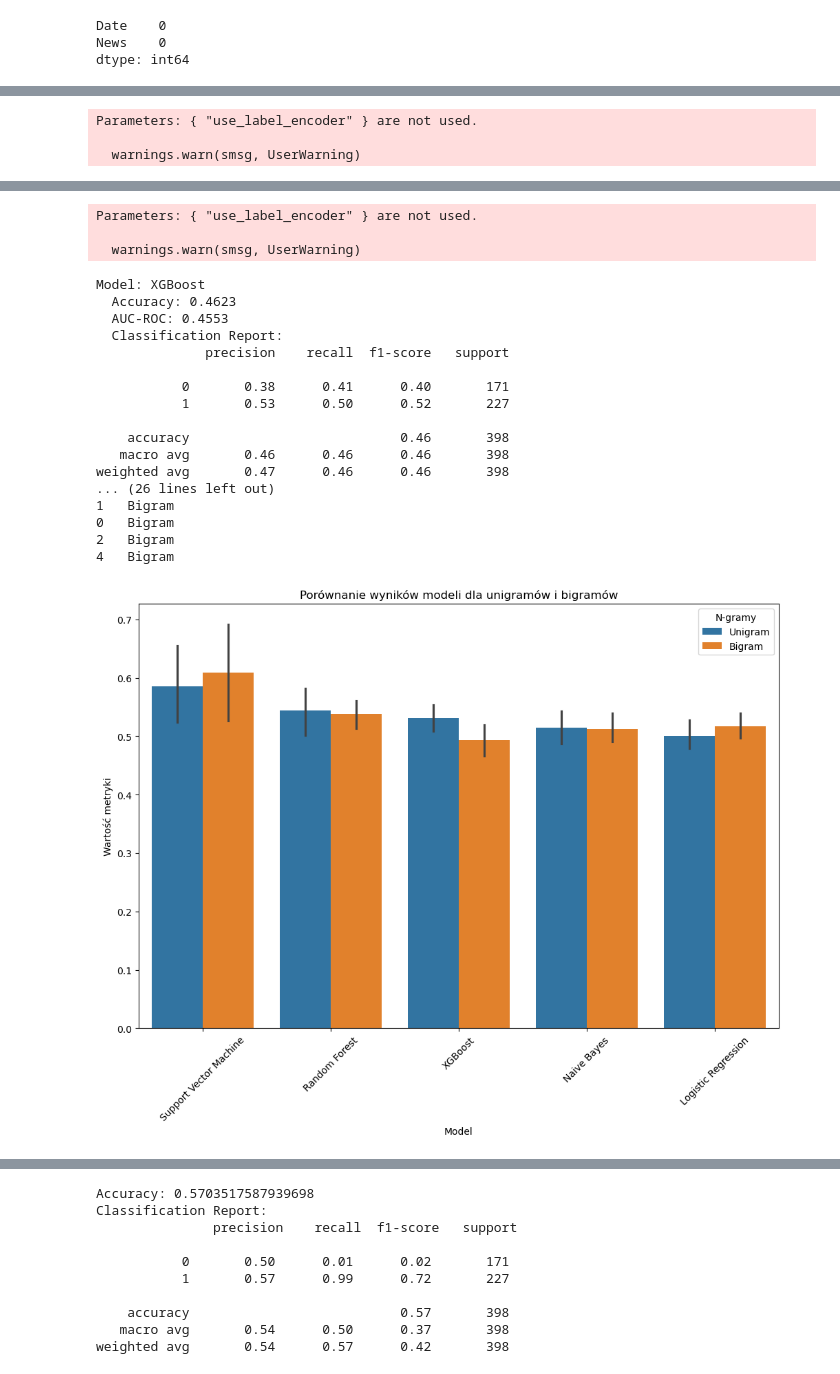
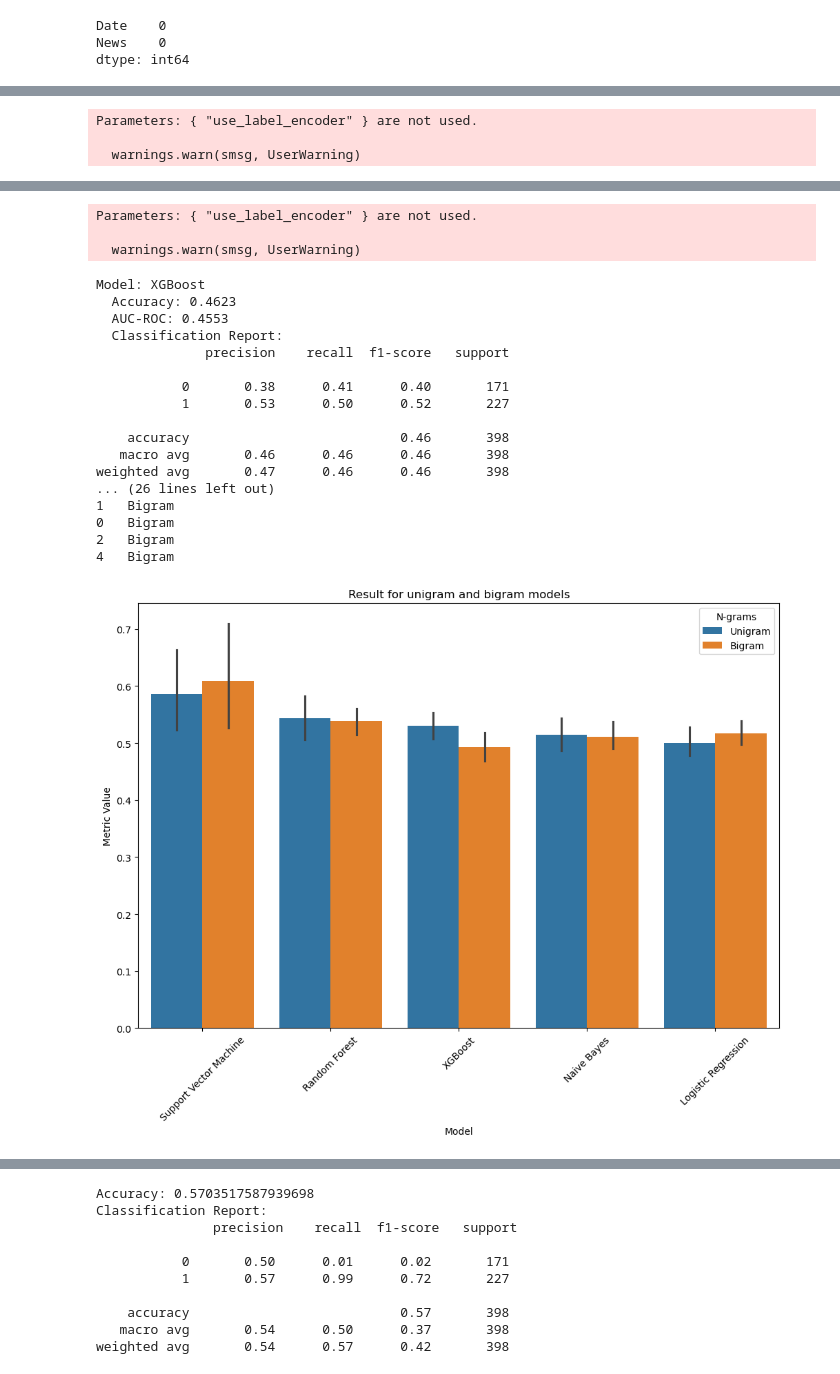
Before and after one commit to Mateoo18/Data_Science, a Jupyter notebook: Exercise_3_advanced/Assignment_3_Mateusz_Nowak_advanced.ipynb, the cells around one changed output, grey strips where cells are left out. Drawn from its saved outputs; the diff is of its cells as text; code cells hidden in the pictures.

```diff
--- a/Exercise_3_advanced/Assignment_3_Mateusz_Nowak_advanced.ipynb
+++ b/Exercise_3_advanced/Assignment_3_Mateusz_Nowak_advanced.ipynb
@@ -121,15 +129,12 @@ y = news_data_1['Label']
 
 X_train, X_test, y_train, y_test = train_test_split(X, y, test_size=0.2, random_state=42)
 # %%
-# Przygotowanie wektorów dla unigrams (n=1) i bigrams (n=2)
 vectorizer_unigram = CountVectorizer(max_features=5000, stop_words="english", ngram_range=(1, 1))
 vectorizer_bigram = CountVectorizer(max_features=5000, stop_words="english", ngram_range=(2, 2))
 
-# Tworzenie macierzy cech
 X_unigram = vectorizer_unigram.fit_transform(news_data_1["Combined_News"]).toarray()
 X_bigram = vectorizer_bigram.fit_transform(news_data_1["Combined_News"]).toarray()
 
-# Podział na zbiory treningowe i testowe
 X_train_uni, X_test_uni, y_train_uni, y_test_uni = train_test_split(
     X_unigram, y, test_size=0.2, random_state=42
 )
@@ -137,7 +142,6 @@ X_train_bi, X_test_bi, y_train_bi, y_test_bi = train_test_split(
     X_bigram, y, test_size=0.2, random_state=42
 )
 
-# Funkcja do treningu i oceny modeli
 def evaluate_models(X_train, X_test, y_train, y_test, ngram_type):
     models = {
         "Logistic Regression": LogisticRegression(max_iter=1000),
@@ -147,12 +151,10 @@ def evaluate_models(X_train, X_test, y_train, y_test, ngram_type):
         "XGBoost": XGBClassifier(use_label_encoder=False, eval_metric="logloss", random_state=42),
     }
 
-    print(f"\n=== Wyniki dla {ngram_type} ===")
+    print(f"\n=== Results for {ngram_type} ===")
     results = []
     for name, model in models.items():
-        # Trening modelu
         model.fit(X_train, y_train)
-        # Predykcja
         y_pred = model.predict(X_test)
         y_pred_proba = model.predict_proba(X_test)[:, 1] if hasattr(model, "predict_proba") else None
 
@@ -169,7 +171,6 @@ def evaluate_models(X_train, X_test, y_train, y_test, ngram_type):
             "AUC-ROC": auc,
         })
 
-        # Wypisywanie wyników
         print(f"Model: {name}")
         print(f"  Accuracy: {acc:.4f}")
         if auc is not None:
@@ -178,21 +179,16 @@ def evaluate_models(X_train, X_test, y_train, y_test, ngram_type):
         print(f"  Confusion Matrix:\n{confusion_matrix(y_test, y_pred)}\n")
 
     return pd.DataFrame(results).sort_values(by="Accuracy", ascending=False)
+results_uni = evaluate_models(X_train_uni, X_test_uni, y_train_uni, y_test_uni, "Unigram")
 
-# Ewaluacja dla unigramów
-results_uni = evaluate_models(X_train_uni, X_test_uni, y_train_uni, y_test_uni, "Unigramów")
+results_bi = evaluate_models(X_train_bi, X_test_bi, y_train_bi, y_test_bi, "Bigram")
 
-# Ewaluacja dla bigramów
-results_bi = evaluate_models(X_train_bi, X_test_bi, y_train_bi, y_test_bi, "Bigramów")
-
-# Porównanie wyników w tabeli
-print("\nPorównanie wyników dla unigramów i bigramów:")
+print("\nComparing the result for unigram and bigram models:")
 results_uni["N-gram"] = "Unigram"
 results_bi["N-gram"] = "Bigram"
 comparison_df = pd.concat([results_uni, results_bi])
 print(comparison_df)
 
-# Wizualizacja porównania
 plt.figure(figsize=(12, 8))
 sns.barplot(
     data=comparison_df.melt(id_vars=["Model", "N-gram"]),
@@ -200,9 +196,9 @@ sns.barplot(
     y="value",
     hue="N-gram",
 )
-plt.title("Porównanie wyników modeli dla unigramów i bigramów")
+plt.title("Result for unigram and bigram models")
 plt.xticks(rotation=45)
-plt.ylabel("Wartość metryki")
-plt.legend(title="N-gramy")
+plt.ylabel("Metric Value")
+plt.legend(title="N-grams")
 plt.show()
 # %% [output]
@@ -236,32 +232,32 @@ Model: XGBoost
            1       0.56      0.54      0.55       227
 
     accuracy                           0.50       398
    macro avg       0.49      0.49      0.49       398
 weighted avg       0.50      0.50      0.50       398
 ... (70 lines left out)
 
   Confusion Matrix:
 [[ 36 135]
  [ 49 178]]
 Parameters: { "use_label_encoder" } are not used.
 
   warnings.warn(smsg, UserWarning)
 Model: XGBoost
   Accuracy: 0.4623
   AUC-ROC: 0.4553
   Classification Report:
               precision    recall  f1-score   support
 
            0       0.38      0.41      0.40       171
            1       0.53      0.50      0.52       227
 
     accuracy                           0.46       398
    macro avg       0.46      0.46      0.46       398
 weighted avg       0.47      0.46      0.46       398
 ... (26 lines left out)
 1   Bigram
 0   Bigram
 2   Bigram
 4   Bigram
-[figure, old version]
+[figure, new version]
 # %% [markdown]
```
Also changed, not shown: parts of 11 cells of this notebook.
